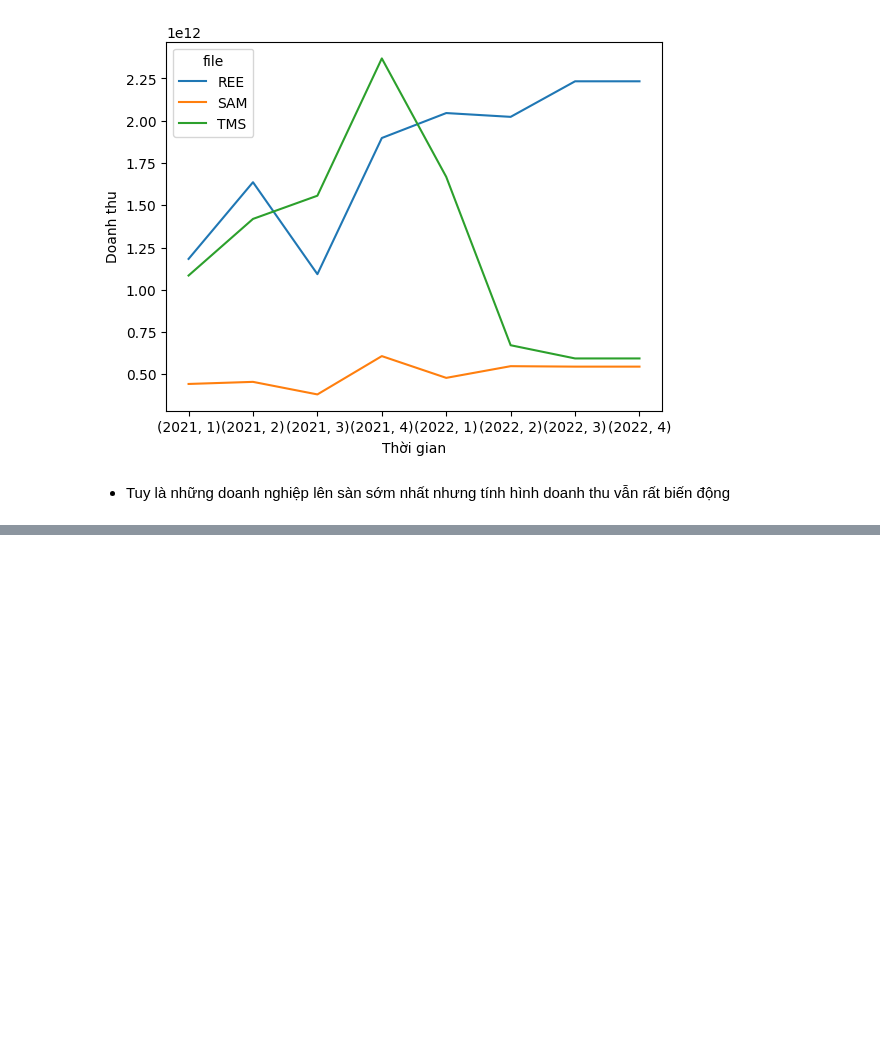
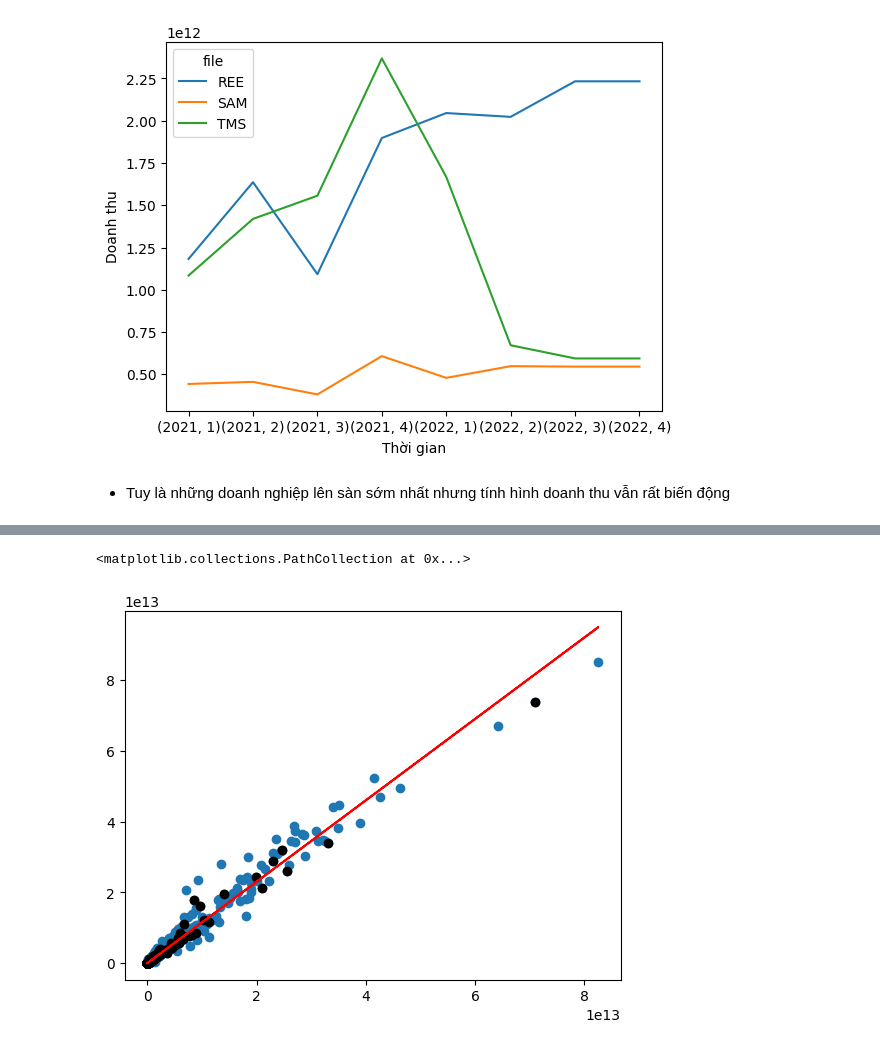
Before and after one commit to minhtringuyennn/NMKHDL_Project, a Jupyter notebook: crawl/crawl_data.ipynb, the cells around one changed output, grey strips where cells are left out. Cells and saved outputs as stored; diff of their text form; code cells hidden in the pictures; blank space fills up the shorter version.

```diff
--- a/crawl/crawl_data.ipynb
+++ b/crawl/crawl_data.ipynb
@@ -738,0 +799,4 @@ new.plot(xlabel='Thời gian',ylabel='Doanh thu')
+# %%
+mask = (df_test['quarter'] != 4) | (df_test['year'] != 2022)
+df_test_1 = df_test[mask]
+df_test_1
@@ -738,0 +827,3 @@ new.plot(xlabel='Thời gian',ylabel='Doanh thu')
+# %%
+netRevenue = pd.DataFrame(df_test_1['netRevenue'])
+costPrice = pd.DataFrame(df_test_1['costPrice'])
@@ -738,0 +832,3 @@ new.plot(xlabel='Thời gian',ylabel='Doanh thu')
+# %%
+lm = linear_model.LinearRegression()
+model = lm.fit(costPrice.values ,netRevenue.values)
@@ -738,0 +855,3 @@ new.plot(xlabel='Thời gian',ylabel='Doanh thu')
+# %%
+netRevenue_test = pd.DataFrame(df_test_2['netRevenue'])
+costPrice_test = pd.DataFrame(df_test_2['costPrice'])
@@ -738,0 +863,7 @@ new.plot(xlabel='Thời gian',ylabel='Doanh thu')
+# %%
+plt.scatter(costPrice,netRevenue)
+plt.plot(costPrice , model.predict(costPrice.values), color='red')
+plt.scatter(costPrice_test,netRevenue_test, color='black')
+# %% [output]
+<matplotlib.collections.PathCollection at 0x...>
+[figure, added]
```
Also changed, not shown: parts of 33 cells of this notebook.
